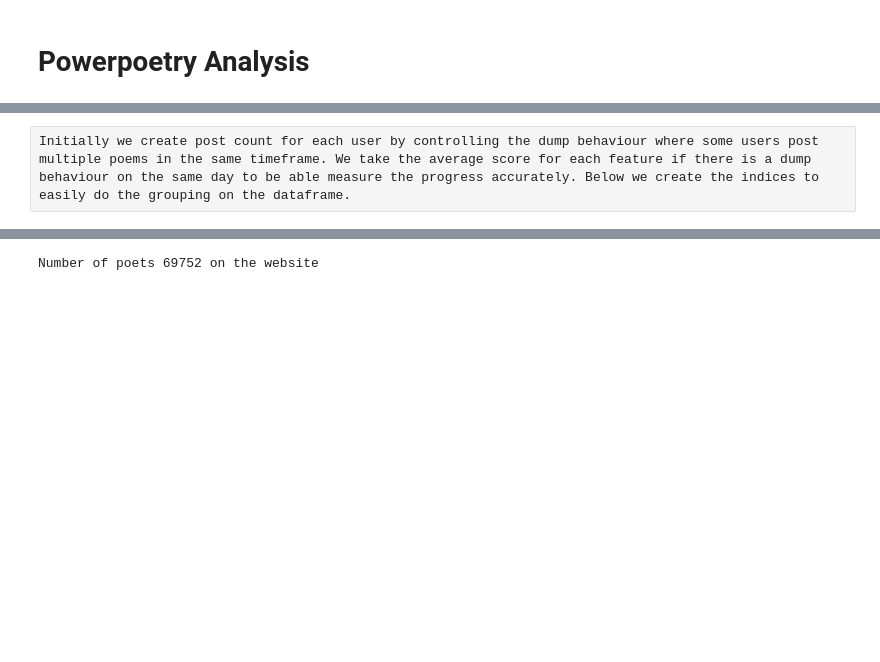
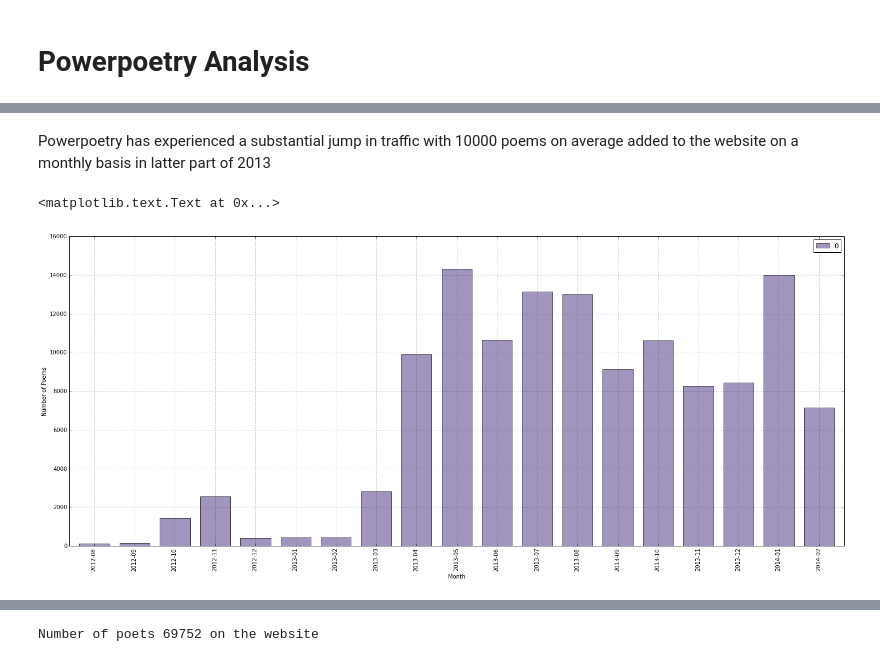
Before and after one commit to SumAllFoundation/powerpoetry, a Jupyter notebook: Powerpoetry Analysis.ipynb, the cells around one changed output, grey strips where cells are left out. Cells and saved outputs as stored; diff of their text form; code cells hidden in the pictures; blank space fills up the shorter version.

```diff
--- a/Powerpoetry Analysis.ipynb
+++ b/Powerpoetry Analysis.ipynb
@@ -73,2 +23,15 @@ poetry_features = poetry_features.drop(['punctFreq','alliterFreq','unigramFreq']
-# %% [raw]
-Initially we create post count for each user by controlling the dump behaviour where some users post multiple poems in the same timeframe. We take the average score for each feature if there is a dump behaviour on the same day to be able measure the progress accurately. Below we create the indices to easily do the grouping on the dataframe.
+# %% [markdown]
+Powerpoetry has experienced a substantial jump in traffic with 10000 poems on average added to the website on a monthly basis in latter part of 2013
+# %%
+from datetime import datetime
+dt = [datetime.utcfromtimestamp(poetry_features.created.iloc[n]) for n,line in enumerate(poetry_features.created)]
+pi = pd.PeriodIndex([pd.Period(d,'D') for d in dt])
+monthly_ = pd.DataFrame(np.ones(len(pi)),index=pi).resample('M',how='sum')
+
+ax = monthly_.plot(kind='bar',color=["#7A68A6"],label='test',alpha=0.7)
+ax.set_ylabel('Number of Poems')
+ax.set_xlabel('Month')
+ax.set_title('Number of Poems posted on the Powerpoetry website')
+# %% [output]
+<matplotlib.text.Text at 0x...>
+[figure, added]
```
Also changed, not shown: parts of 62 cells of this notebook.
